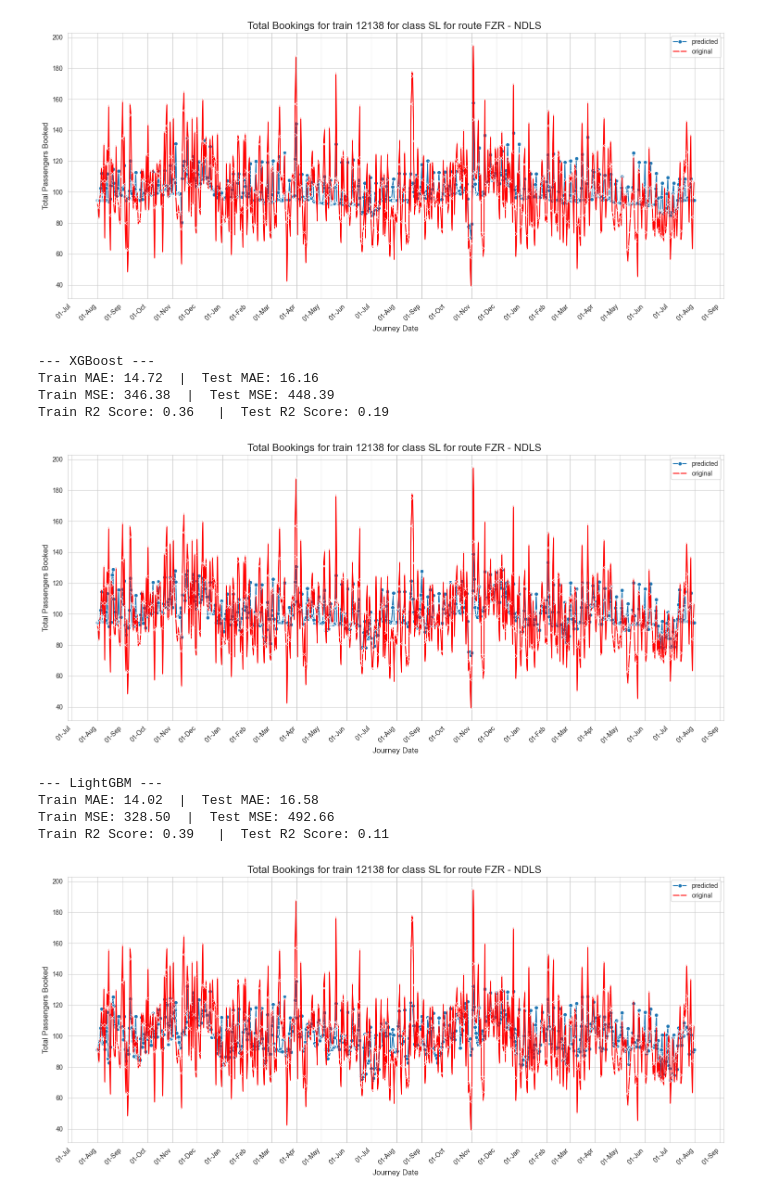
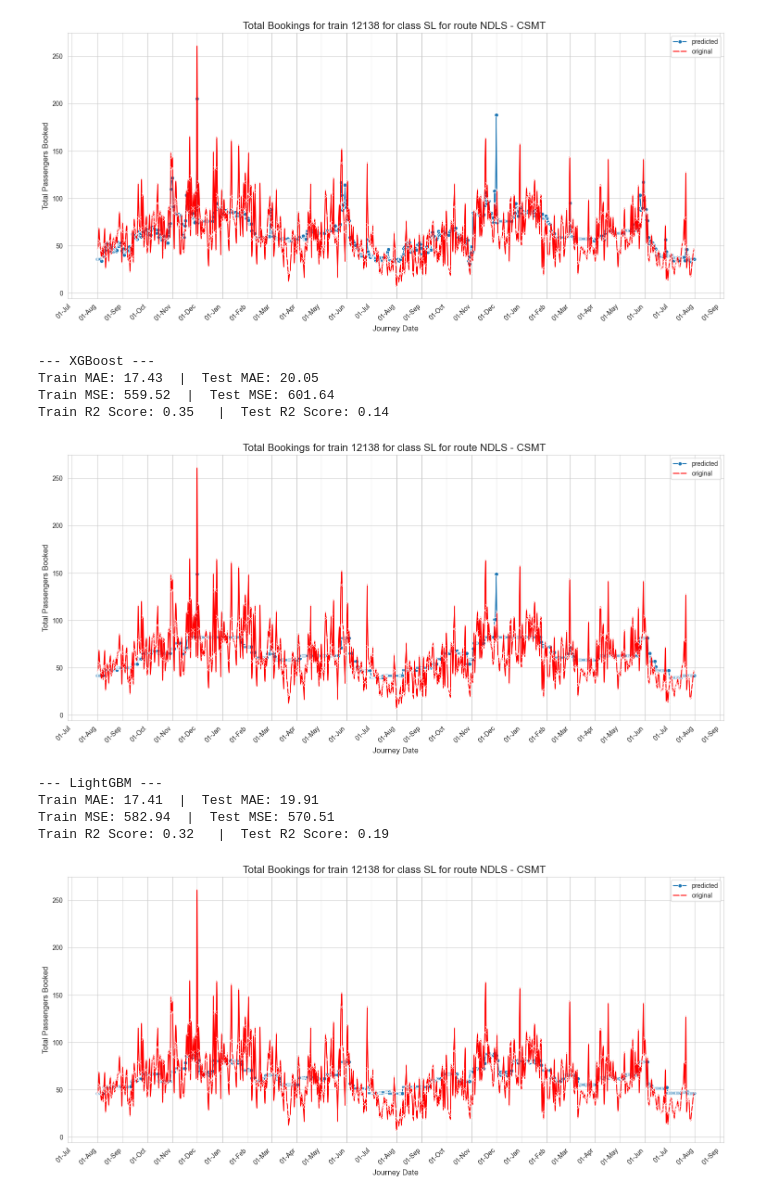
Before and after one commit to yashu1819/DPonTrain, a Jupyter notebook: ML/TrainDemandGeneral.ipynb, the cells around one changed output. Cells and saved outputs as stored; diff of their text form; code cells hidden in the pictures.

```diff
--- a/ML/TrainDemandGeneral.ipynb
+++ b/ML/TrainDemandGeneral.ipynb
@@ -2,8 +2,8 @@
 import pandas as pd
 import numpy as np
 train_no= 12138
-brdpt= "FZR" # Write -1 here to predict overall demand
-resupto="NDLS"
+brdpt= "NDLS" # Write -1 here to predict overall demand
+resupto="CSMT"
 cls="SL"
 df=pd.read_csv(f"../CRIS_data/train_demand/demand_{train_no}.csv")
 # %%
@@ -267,7 +267,7 @@ y = df['total_psgn']
 
 # --- 3. Split Data into Training and Testing Sets ---
 from sklearn.model_selection import train_test_split
-X_train, X_test, y_train, y_test = train_test_split(X, y, test_size=0.2)
+X_train, X_test, y_train, y_test = train_test_split(X, y, test_size=0.2, random_state=42)
 
 # --- 4. Import, Train, and Evaluate Models ---
 from sklearn.linear_model import LinearRegression
@@ -280,9 +280,9 @@ import lightgbm as lgb
 # Initialize models
 models = {
     # "Linear Regression": LinearRegression(),
-    "Random Forest": RandomForestRegressor( max_depth=5, n_estimators=50),
-    "XGBoost": XGBRegressor( max_depth=2, n_estimators=50),
-    "LightGBM": lgb.LGBMRegressor(verbose=-1, n_estimators=50)
+    "Random Forest": RandomForestRegressor( max_depth=5,n_estimators=max(10,int(y_train.mean()/25)), random_state=42 ),
+    "XGBoost": XGBRegressor(max_depth=2, n_estimators=max(10,int(y_train.mean()/25)), random_state=42,reg_lambda=1 ),
+    "LightGBM": lgb.LGBMRegressor(verbose=-1,max_depth=5,n_estimators=max(10,int(y_train.mean()/25)), random_state=42,reg_lambda=1 )
 }
 
 # Loop to train and evaluate each model
@@ -323,11 +323,11 @@ Train R2 Score: 0.33   |  Test R2 Score: 0.16
-[figure, old version]
+[figure, new version]
 --- XGBoost ---
-Train MAE: 14.72  |  Test MAE: 16.16
-Train MSE: 346.38  |  Test MSE: 448.39
-Train R2 Score: 0.36   |  Test R2 Score: 0.19
+Train MAE: 17.43  |  Test MAE: 20.05
+Train MSE: 559.52  |  Test MSE: 601.64
+Train R2 Score: 0.35   |  Test R2 Score: 0.14
-[figure, old version]
+[figure, new version]
 --- LightGBM ---
-Train MAE: 14.02  |  Test MAE: 16.58
-Train MSE: 328.50  |  Test MSE: 492.66
-Train R2 Score: 0.39   |  Test R2 Score: 0.11
+Train MAE: 17.41  |  Test MAE: 19.91
+Train MSE: 582.94  |  Test MSE: 570.51
+Train R2 Score: 0.32   |  Test R2 Score: 0.19
-[figure, old version]
+[figure, new version]
```
Also changed, not shown: parts of 3 cells of this notebook.
